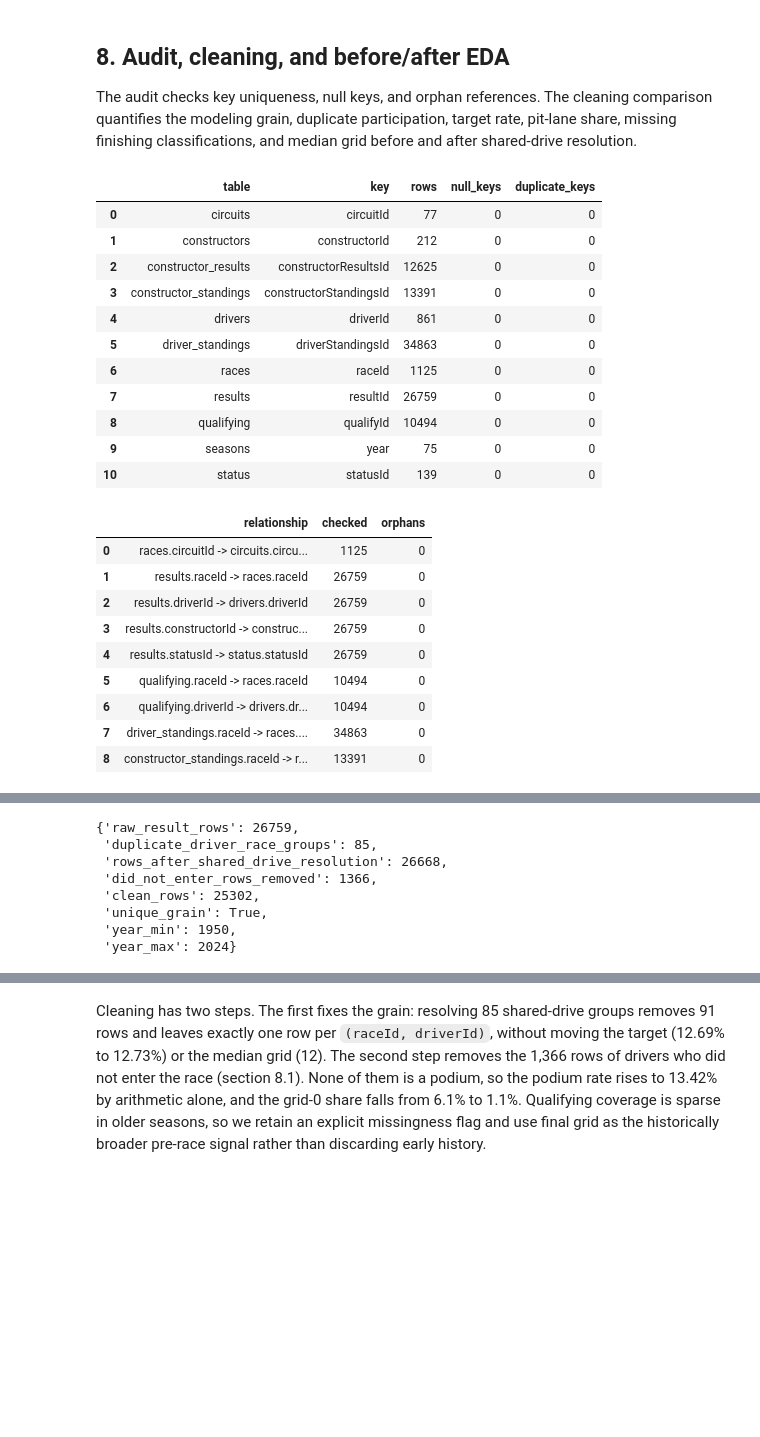
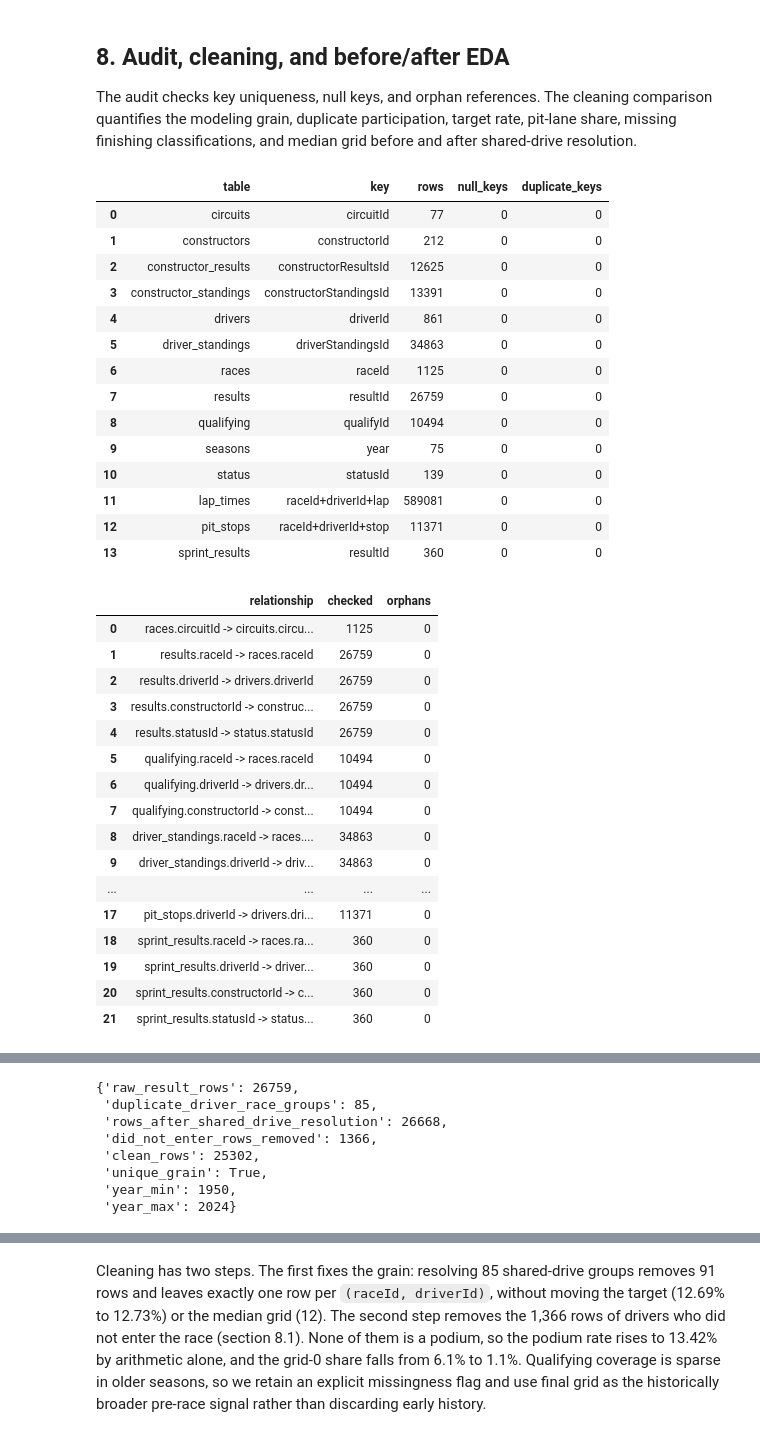
Before and after one commit to aliyousefex/ACL-9th-Paladin, a Jupyter notebook: notebooks/milestone_1_f1_podium_prediction.ipynb, the cells around one changed output, grey strips where cells are left out. Saved outputs shown, nothing was run; the diff lists cells and outputs as text; code cells hidden in the pictures; blank space fills up the shorter version.

```diff
--- a/notebooks/milestone_1_f1_podium_prediction.ipynb
+++ b/notebooks/milestone_1_f1_podium_prediction.ipynb
@@ -1499,0 +1710,7 @@ display(results["summary"])
+# %%
+from IPython.display import Image, display
+
+pd.set_option("display.max_rows", 200)
+pd.set_option("display.max_colwidth", None)
+results = run_analysis(DATA, OUT)
+display(results["summary"])
@@ -1504,30 +1739,42 @@ The audit checks key uniqueness, null keys, and orphan references. The cleaning
 # %%
 display(results["pk_audit"])
 display(results["fk_audit"])
+display(results["raw_table_profile"])
 display(results["summary"]["diagnostics"])
 display(results["cleaning_eda"])
 display(Image(filename=str(OUT / "figures" / "cleaning_before_after.png")))
 display(Image(filename=str(OUT / "figures" / "qualifying_coverage.png")))
+display(Image(filename=str(OUT / "figures" / "raw_table_profile.png")))
 # %% [output]
 |  | table | key | rows | null_keys | duplicate_keys |
 | 0 | circuits | circuitId | 77 | 0 | 0 |
 | 1 | constructors | constructorId | 212 | 0 | 0 |
 | 2 | constructor_results | constructorResultsId | 12625 | 0 | 0 |
 | 3 | constructor_standings | constructorStandingsId | 13391 | 0 | 0 |
 | 4 | drivers | driverId | 861 | 0 | 0 |
 | 5 | driver_standings | driverStandingsId | 34863 | 0 | 0 |
 | 6 | races | raceId | 1125 | 0 | 0 |
 | 7 | results | resultId | 26759 | 0 | 0 |
 | 8 | qualifying | qualifyId | 10494 | 0 | 0 |
 | 9 | seasons | year | 75 | 0 | 0 |
 | 10 | status | statusId | 139 | 0 | 0 |
+| 11 | lap_times | raceId+driverId+lap | 589081 | 0 | 0 |
+| 12 | pit_stops | raceId+driverId+stop | 11371 | 0 | 0 |
+| 13 | sprint_results | resultId | 360 | 0 | 0 |
 |  | relationship | checked | orphans |
 | 0 | races.circuitId -> circuits.circu... | 1125 | 0 |
 | 1 | results.raceId -> races.raceId | 26759 | 0 |
 | 2 | results.driverId -> drivers.driverId | 26759 | 0 |
 | 3 | results.constructorId -> construc... | 26759 | 0 |
 | 4 | results.statusId -> status.statusId | 26759 | 0 |
 | 5 | qualifying.raceId -> races.raceId | 10494 | 0 |
 | 6 | qualifying.driverId -> drivers.dr... | 10494 | 0 |
-| 7 | driver_standings.raceId -> races.... | 34863 | 0 |
-| 8 | constructor_standings.raceId -> r... | 13391 | 0 |
+| 7 | qualifying.constructorId -> const... | 10494 | 0 |
+| 8 | driver_standings.raceId -> races.... | 34863 | 0 |
+| 9 | driver_standings.driverId -> driv... | 34863 | 0 |
+| ... | ... | ... | ... |
+| 17 | pit_stops.driverId -> drivers.dri... | 11371 | 0 |
+| 18 | sprint_results.raceId -> races.ra... | 360 | 0 |
+| 19 | sprint_results.driverId -> driver... | 360 | 0 |
+| 20 | sprint_results.constructorId -> c... | 360 | 0 |
+| 21 | sprint_results.statusId -> status... | 360 | 0 |
```
Also changed, not shown: parts of 73 cells of this notebook, 15 other files.
